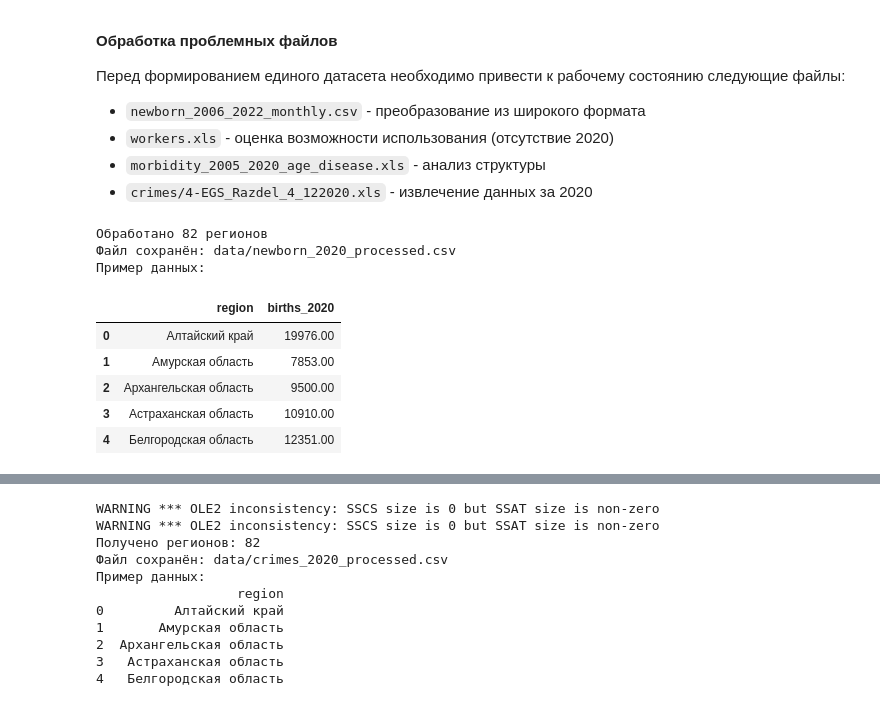
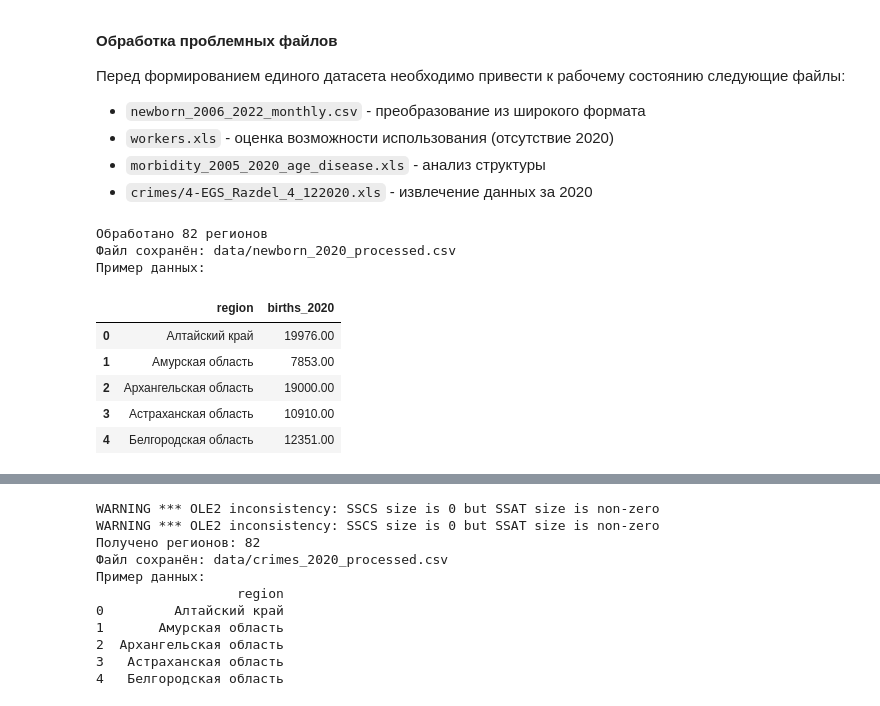
Before and after one commit to BooBa77/skillfactory_diplom, a Jupyter notebook: diplom.ipynb, the cells around one changed output, grey strips where cells are left out. Drawn from its saved outputs; the diff is of its cells as text; code cells hidden in the pictures.

```diff
--- a/diplom.ipynb
+++ b/diplom.ipynb
@@ -454,70 +525,36 @@ def extract_year_month(date_str):
             year_match = re.search(r'(\d{4})', date_str)
             if year_match:
                 return int(year_match.group(1)), month_num
     return None, None
 
 df_long[['year', 'month']] = df_long['month_year'].apply(lambda x: pd.Series(extract_year_month(x)))
 
 # 5. Фильтр за 2020 год и агрегация по регионам
 df_2020 = df_long[df_long['year'] == 2020]
 df_agg = df_2020.groupby('region')['births'].sum().reset_index()
 df_agg = df_agg.rename(columns={'births': 'births_2020'})
 
 # 6. Нормализация названий регионов
-def normalize_region(name):
-    if pd.isna(name):
-        return None
-    name = str(name).strip()
-
-    # Исключаем федеральные округа и РФ
-    if any(x in name.lower() for x in ['федерация', 'федеральный округ', 'россия']):
-        return None
-
-    # Города федерального значения
-    if 'город москва' in name.lower():
-        return 'Москва'
-    if 'город санкт-петербург' in name.lower():
-        return 'Санкт-Петербург'
-    if 'севастополь' in name.lower():
-        return 'Севастополь'
-
-    # Республики (очистка от скобок)
-    if 'республика' in name.lower():
-        name = re.sub(r'\([^)]*\)', '', name).strip()
-        return name
-
-    # Для областей с автономными округами - оставляем только общие значения
-    # и исключаем детализированные записи
-    if 'архангельская область' in name.lower():
-        if 'кроме' in name.lower() or 'ненецкий' in name.lower():
-            return None  # исключаем детализированные записи
-        return 'Архангельская область'
-
-    if 'тюменская область' in name.lower():
-        if 'кроме' in name.lower() or 'ханты' in name.lower() or 'ямало' in name.lower():
-            return None  # исключаем детализированные записи
-        return 'Тюменская область'
-
-    return name
-
 df_agg['region'] = df_agg['region'].apply(normalize_region)
 df_agg = df_agg.dropna(subset=['region']).reset_index(drop=True)
+# дополнительная агрегация для объединения дубликатов
+df_agg = df_agg.groupby('region')['births_2020'].sum().reset_index()
 
 # 7. Сохранение результата
 df_agg.to_csv(output_file, index=False)
 
 print(f"Обработано {len(df_agg)} регионов")
 print(f"Файл сохранён: {output_file}")
 print("Пример данных:")
 display(df_agg.head())
 # %% [output]
 Обработано 82 регионов
 Файл сохранён: data/newborn_2020_processed.csv
 Пример данных:
 |  | region | births_2020 |
 | 0 | Алтайский край | 19976.00 |
 | 1 | Амурская область | 7853.00 |
-| 2 | Архангельская область | 9500.00 |
+| 2 | Архангельская область | 19000.00 |
 | 3 | Астраханская область | 10910.00 |
 | 4 | Белгородская область | 12351.00 |
 # %%
```
Also changed, not shown: parts of 29 cells of this notebook, 9 other files.
